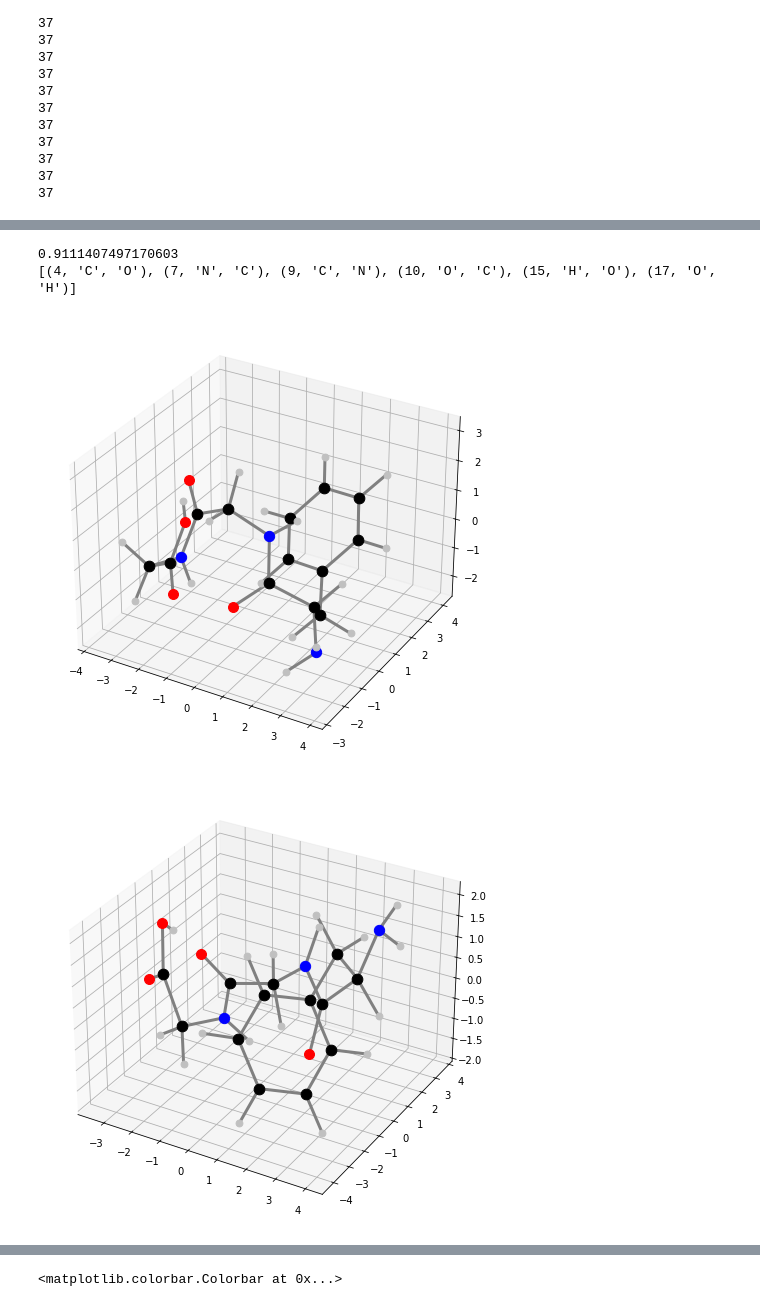
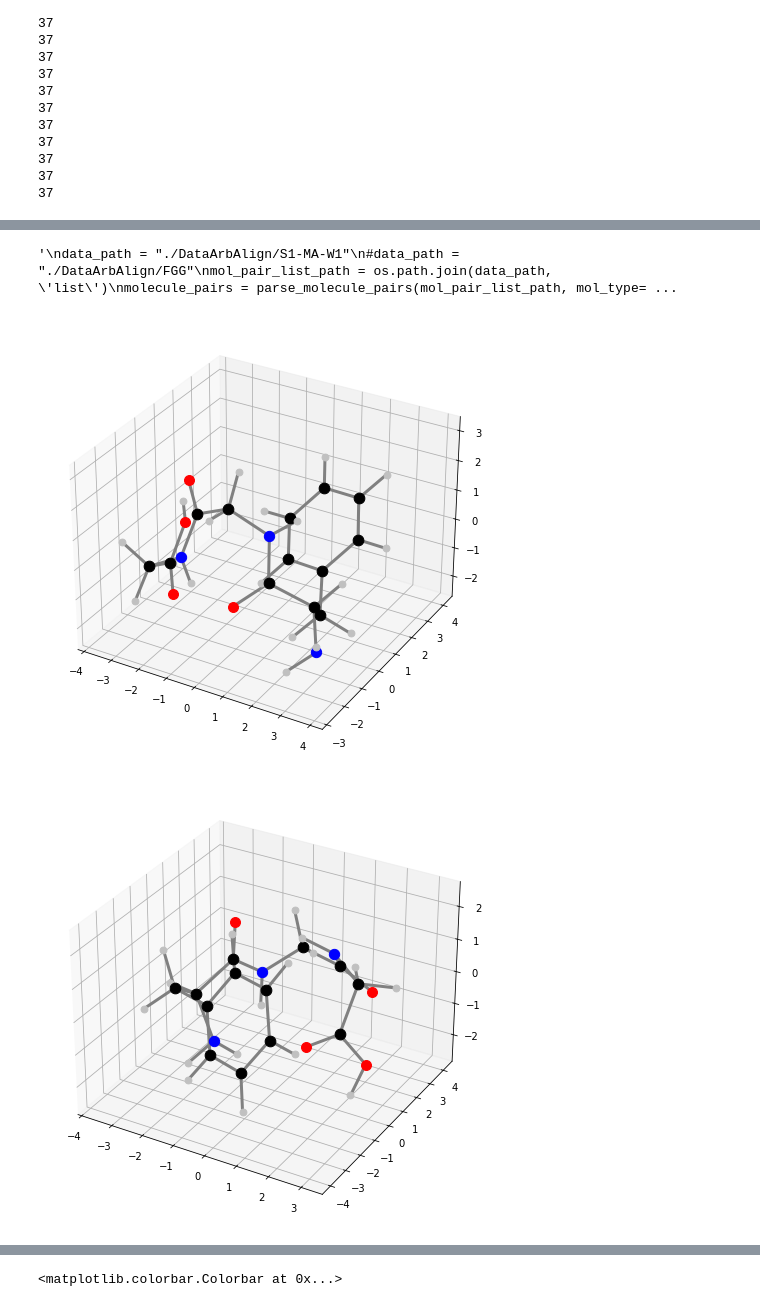
Before and after one commit to weixiaoqimath/otmol, a Jupyter notebook: otmol_arbalignData.ipynb, the cells around one changed output, grey strips where cells are left out. Saved outputs shown, nothing was run; the diff lists cells and outputs as text; code cells hidden in the pictures.

```diff
--- a/otmol_arbalignData.ipynb
+++ b/otmol_arbalignData.ipynb
@@ -8,10 +8,6 @@ from scipy.spatial import distance_matrix
 import matplotlib.pyplot as plt
 import os
 # %matplotlib widget
-# %%
-data_path = "./DataArbAlign/Water-Clusters"
-#data_path = "./DataArbAlign/FGG"
-mol_pair_list_path = os.path.join(data_path, 'list')
 # %%
 def RMSD(V, W):
     """
@@ -134,8 +125,8 @@ print(df)
 12                1.550                1.593                1.796
 13                2.158                2.404                2.506
 # %%
-def Experiment(mol_pair: list = None, method: str = 'fgw', #alpha: float = 0.1,
-               n_alpha: int = 10,
+def Experiment(data_path: str = None,mol_pair: list = None, method: str = 'fgw', #alpha: float = 0.1,
+               alpha_list: list = None,
                coef_DD: list = None):
     """
     Experiment with ArbAlign data.
@@ -150,7 +141,7 @@ def Experiment(mol_pair: list = None, method: str = 'fgw', #alpha: float = 0.1,
         X_B, T_B, B_B = otm.tl.process_molecule(molB)
         # Compute the distance matrices
         C = otm.tl.molecule_physchem_distance(T_A, T_B)
-        C = np.where(C>0.1, 1000, C)
+        C = np.where(C>0, 1e12, C)
         D_A = otm.tl.geodesic_distance(X_A, B_A)
         D_B = otm.tl.geodesic_distance(X_B, B_B)
 
@@ -158,14 +149,11 @@ def Experiment(mol_pair: list = None, method: str = 'fgw', #alpha: float = 0.1,
         # Fused Gromov-Wasserstein
             DD_A = distance_matrix(X_A, X_A)
             DD_B = distance_matrix(X_B, X_B)
-            alpha_list = np.linspace(0.01, 0.99, n_alpha)
             rmsd_array = np.empty((len(coef_DD), len(alpha_list)), dtype=float)
             P_array = np.empty((len(coef_DD), len(alpha_list)), dtype=object)
             for i, coef in enumerate(coef_DD):
-                for j, alpha in enumerate(np.linspace(0, 1, n_alpha)):
+                for j, alpha in enumerate(alpha_list):
                     P = otm.tl.molecule_optimal_transport(C, D_A+coef*DD_A, D_B+coef*DD_B, method=method, alpha=alpha)
-                    #if len(np.unique(np.argmax(P, axis=1)) != X_A.shape[0]):
-                    #    continue
                     X_B_aligned = otm.tl.molecule_alignment_allow_reflection(X_A, X_B, P)
                     rmsd_array[i,j] = RMSD(X_A, X_B_aligned[np.argmax(P, axis=1)])
                     P_array[i,j] = P
@@ -196,6 +184,6 @@ data_path = "./DataArbAlign/FGG-Tripeptide"
 #data_path = "./DataArbAlign/FGG"
 mol_pair_list_path = os.path.join(data_path, 'list')
 molecule_pairs = parse_molecule_pairs(mol_pair_list_path, mol_type='FGG')
-otmol_res = Experiment(molecule_pairs, method='fgw', n_alpha=100, coef_DD=np.arange(1,21))
+otmol_res = Experiment(data_path, molecule_pairs, method='fgw', alpha_list=np.linspace(0,0.2,1000), coef_DD=np.arange(1,21))
 #print(otmol_res)
 # %% [output]
@@ -287,43 +290,43 @@ mol_pair_list_path = os.path.join(data_path, 'list')
 molecule_pairs = parse_molecule_pairs(mol_pair_list_path, mol_type='S1')
 Experiment(molecule_pairs, method='fgw', alpha=0.4)"
 """
+# %% [output]
+'\ndata_path = "./DataArbAlign/S1-MA-W1"\n#data_path = "./DataArbAlign/FGG"\nmol_pair_list_path = os.path.join(data_path, \'list\')\nmolecule_pairs = parse_molecule_pairs(mol_pair_list_path, mol_type= ...
 # %%
 # %%
 # Read the molecules
 molA = next(pybel.readfile("xyz", "./DataArbAlign/FGG-Tripeptide/252_FGG55.xyz"))
-molB = next(pybel.readfile("xyz", "./DataArbAlign/FGG-Tripeptide/259_FGG380.xyz"))
+molB = next(pybel.readfile("xyz", "./DataArbAlign/FGG-Tripeptide/253_FGG99.xyz"))
 #molA = next(pybel.readfile("xyz", "./DataArbAlign/S1-MA-W1/s1maw1-1.xyz"))
 # %%
 # %%
 def permutation_to_matrix(permutation):
     """
     Converts a permutation list to a permutation matrix.
 
     Args:
         permutation (list or array): A list or array representing the permutation.
                                      For example, [2, 0, 1] means index 0 maps to 2, index 1 maps to 0, etc.
 
     Returns:
         numpy.ndarray: A permutation matrix.
     """
     n = len(permutation)
     matrix = np.zeros((n, n), dtype=int)
     for i, j in enumerate(permutation):
         matrix[i, j] = 1
     return matrix
 # Basic processing of the molecules
 X_A, T_A, B_A = otm.tl.process_molecule(molA) # Output (1) spatial coordinates, (2) atom types, and (3) bonds as numpy arrays.
 X_B, T_B, B_B = otm.tl.process_molecule(molB)
 otm.pl.plot_molecule(X_A, T_A, B_A, coloring = 'type', sizing = 'type')
 otm.pl.plot_molecule(X_B, T_B, B_B, coloring = 'type', sizing = 'type')
-P = permutation_to_matrix(otmol_res['assignment'][6])
-X_B_aligned = otm.tl.molecule_alignment_allow_reflection(X_A, X_B, P)
-print(RMSD(X_A, X_B_aligned[np.argmax(P, axis=1)]))
-print(compare_lists(T_A, T_B[np.argmax(P, axis=1)]))
-otm.pl.plot_alignment(X_A, X_B_aligned, B_A, B_B, P, weight_cutoff=0.01)
-plt.show()
+#P = permutation_to_matrix(otmol_res['assignment'][6])
+#X_B_aligned = otm.tl.molecule_alignment_allow_reflection(X_A, X_B, P)
+#print(RMSD(X_A, X_B_aligned[np.argmax(P, axis=1)]))
+#print(compare_lists(T_A, T_B[np.argmax(P, axis=1)]))
+#otm.pl.plot_alignment(X_A, X_B_aligned, B_A, B_B, P, weight_cutoff=0.01)
+#plt.show()
 # %% [output]
-0.9111407497170603
-[(4, 'C', 'O'), (7, 'N', 'C'), (9, 'C', 'N'), (10, 'O', 'C'), (15, 'H', 'O'), (17, 'O', 'H')]
 [figure]
-[figure, old version]
+[figure, new version]
```
Also changed, not shown: parts of 11 cells of this notebook.
